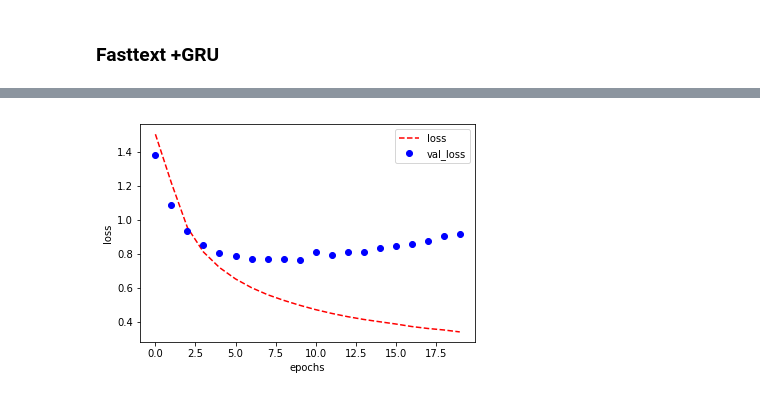
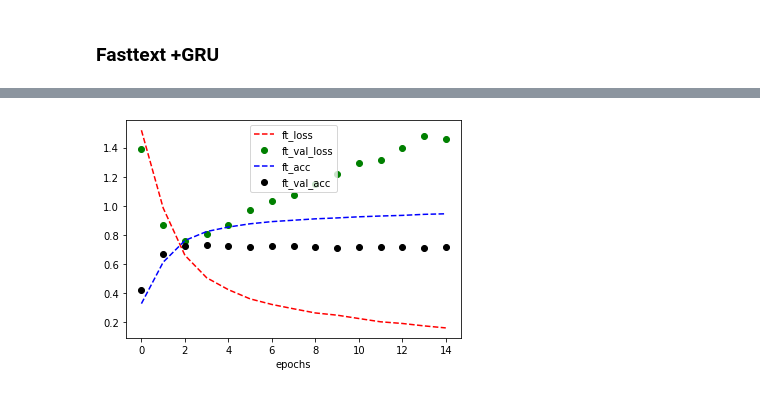
Before and after one commit to jewelry715/Authors, a Jupyter notebook: 소설작가_경진대회(colab).ipynb, the cells around one changed output, grey strips where cells are left out. Saved outputs shown, nothing was run; the diff lists cells and outputs as text; code cells hidden in the pictures.

```diff
--- a/소설작가_경진대회(colab).ipynb
+++ b/소설작가_경진대회(colab).ipynb
@@ -667,0 +719,22 @@ Colocations handled automatically by placer.
+# %%
+def gru_callback_model(vocab_size,dim,embedding_matrix,input_length):
+  model = tf.keras.Sequential([
+      tf.keras.layers.Embedding(vocab_size,dim,weights = [embedding_matrix], input_length=input_length),
+      tf.keras.layers.GRU(units=30, return_sequences=True),
+      tf.keras.layers.Dropout(0.3),
+      tf.keras.layers.GRU(30),
+      tf.keras.layers.BatchNormalization(),
+      tf.keras.layers.Dropout(0.5),
+      tf.keras.layers.Dense(32, activation='relu'),
+      tf.keras.layers.Dense(5, activation='softmax')
+  ])
+  return model
+def scheduler(epoch, lr):
+  if epoch < 10:
+    return lr
+  else:
+    return lr * tf.math.exp(-0.1)
+model=gru_callback_model(vocab_size,100,embedding_matrix,100)
+callback = tf.keras.callbacks.LearningRateScheduler(scheduler)
+model.compile(optimizer='adam', loss='sparse_categorical_crossentropy', metrics=['accuracy'])
+model.summary()
@@ -714,0 +895,9 @@ Epoch 20/20
+# %%
+fasttext=embedding_model('fasttext')
+train_x, vocab_size, vectorizer = text2sequence(words, max_len=100)
+vocabulary=vectorizer.word_index
+embedding_matrix=embed_matrix(vocab_size,100,fasttext,vocabulary)
+model=gru_callback_model(vocab_size,100,embedding_matrix,100)
+callback = tf.keras.callbacks.LearningRateScheduler(scheduler)
+model.compile(optimizer='adam', loss='sparse_categorical_crossentropy', metrics=['accuracy'])
+model.summary()
@@ -714,0 +922,5 @@ Epoch 20/20
+# %%
+num_epochs = 15
+ft_cb_history = model.fit(train_x, y_train,
+                    epochs=num_epochs,
+                    validation_split=0.25,callbacks=[callback])
@@ -715,10 +945,11 @@ Epoch 20/20
 # %%
-plt.plot(history.history['loss'],'r--',label='loss')
-plt.plot(history.history['val_loss'],'bo',label='val_loss')
+plt.plot(ft_cb_history.history['loss'],'r--',label='ft_loss')
+plt.plot(ft_cb_history.history['val_loss'],'go',label='ft_val_loss')
+plt.plot(ft_cb_history.history['accuracy'],'b--',label='ft_acc')
+plt.plot(ft_cb_history.history['val_accuracy'],'ko',label='ft_val_acc')
 plt.legend()
 plt.xlabel('epochs')
-plt.ylabel('loss')
+
 plt.show()
-#loss값은 줄어들지만 val_loss는 1로 수렴하는 편
 # %% [output]
-[figure, old version]
+[figure, new version]
```
Also changed, not shown: parts of 88 cells of this notebook.
